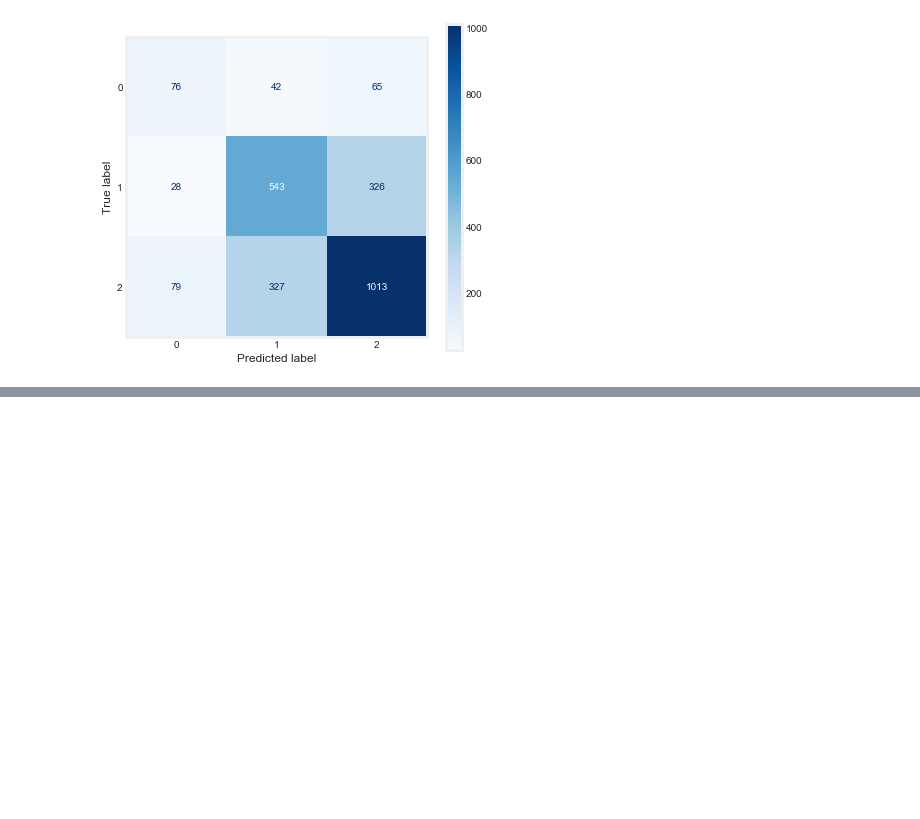
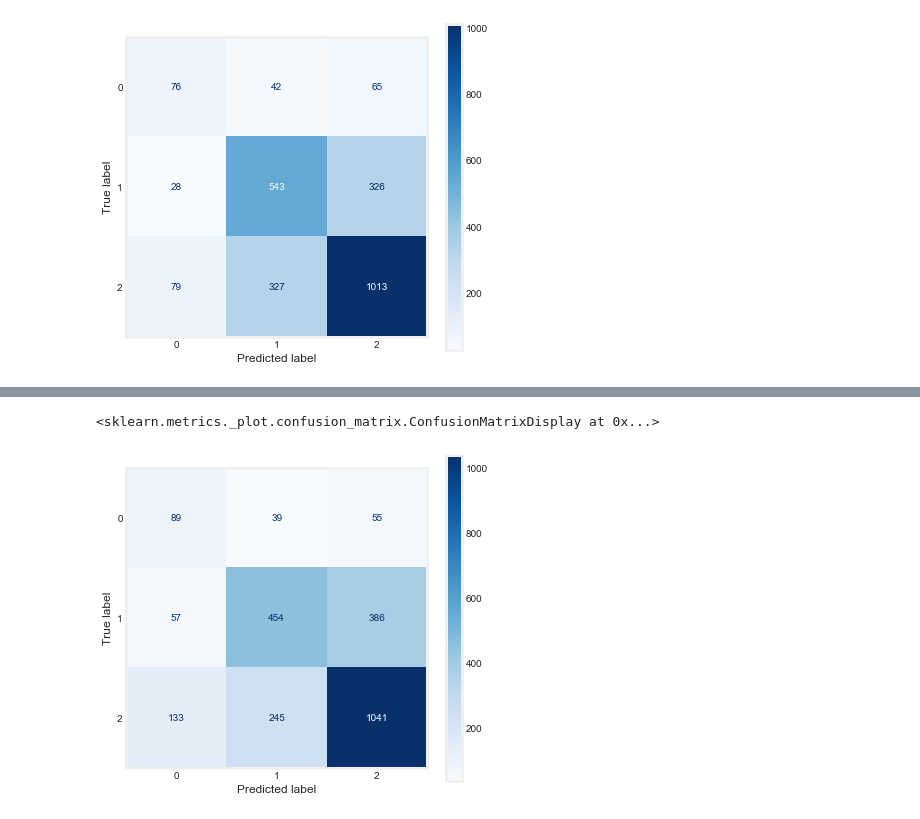
Before and after one commit to jeremy-lee93/nlp-brand-sentiment-analysis, a Jupyter notebook: EDA_and_modeling.ipynb, the cells around one changed output, grey strips where cells are left out. Saved outputs shown, nothing was run; the diff lists cells and outputs as text; code cells hidden in the pictures; blank space fills up the shorter version.

```diff
--- a/EDA_and_modeling.ipynb
+++ b/EDA_and_modeling.ipynb
@@ -894,7 +888,7 @@ X_train, X_test, y_train, y_test = train_test_split(X, y, test_size=0.3, stratif
 #create training and test sets with added features
 X_af = pd.concat([df_branded['hashtag_count'], df_branded['mention_count'], df_branded['weblink_count'],
               df_branded['tweet_length'], X], axis=1)
-X_af_train, X_af_test, y_train, y_test = train_test_split(X, y, test_size=0.3, stratify=y,
+X_af_train, X_af_test, y_train, y_test = train_test_split(X_af, y, test_size=0.3, stratify=y,
                                                          random_state=123)
 # %% [markdown]
 ### Multinomial Bayes Classifier
@@ -1183,0 +1183,3 @@ oversample = RandomOverSampler(sampling_strategy=0.3, str='minority')
+# %%
+oversample = RandomOverSampler(sampling_strategy={0:2000, 1:2500}, random_state=123)
+X_af_over_train, y_train_over = oversample.fit_resample(X_af_train, y_train)
@@ -1183,0 +1193,4 @@ oversample = RandomOverSampler(sampling_strategy=0.3, str='minority')
+# %%
+mnb_over = MultinomialNB(alpha=2, fit_prior=False)
+mnb_over.fit(X_af_over_train, y_train_over)
+mnb_over_cv_mean = np.mean(cross_val_score(mnb_over, X_af_over_train, y_train_over, cv=5, scoring='accuracy'))
@@ -1183,0 +1209,7 @@ oversample = RandomOverSampler(sampling_strategy=0.3, str='minority')
+# %%
+fig, ax = plt.subplots(figsize=(6, 6))
+plt.grid(False)
+plot_confusion_matrix(mnb_over, X_af_test, y_test, cmap='Blues', ax=ax)
+# %% [output]
+<sklearn.metrics._plot.confusion_matrix.ConfusionMatrixDisplay at 0x...>
+[figure, added]
```
Also changed, not shown: parts of 28 cells of this notebook.
